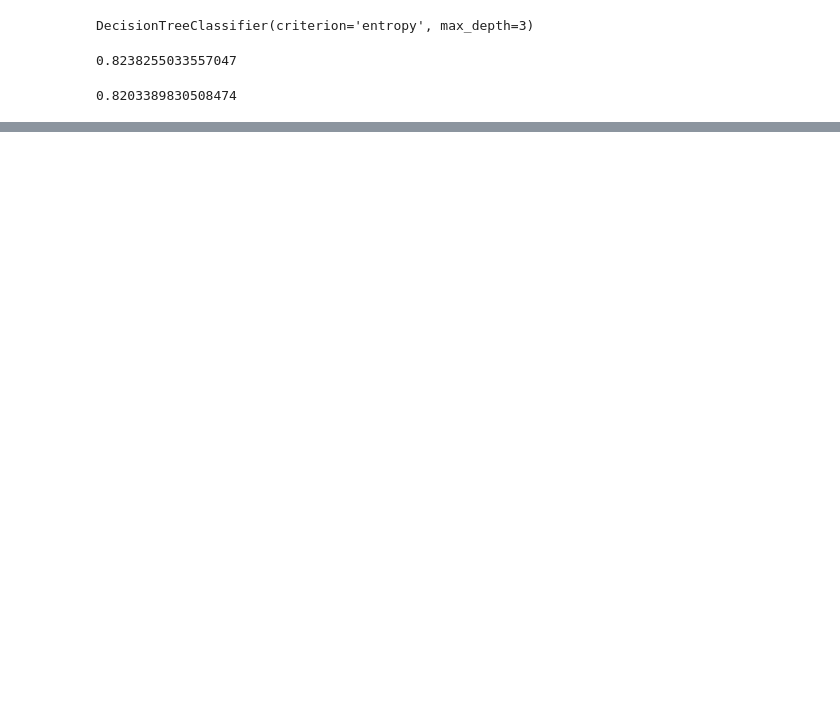
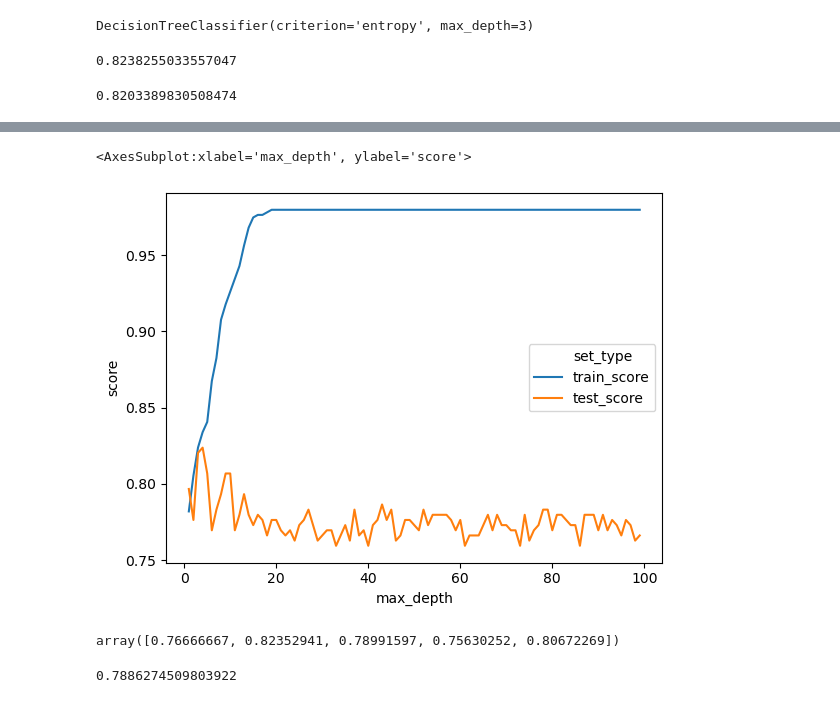
Before and after one commit to MakVit1988/Data_Science_and_ML_, a Jupyter notebook: 2_Deciding trees.ipynb, the cells around one changed output, grey strips where cells are left out. Drawn from its saved outputs; the diff is of its cells as text; code cells hidden in the pictures; blank space fills up the shorter version.

```diff
--- a/2_Deciding trees.ipynb
+++ b/2_Deciding trees.ipynb
@@ -365,3 +365,22 @@ clf.score(X_train, y_train)
 clf.score(X_test, y_test)
 # %% [output]
 0.8203389830508474
+# %%
+# Let's check our model for different depths
+# Let's create a variable that will store the depth range
+max_depth_values = range(1, 100)
+# %%
+# Let's create an empty dataframe into which we will write our values
+scores_data = pd.DataFrame()
+# %%
+# Let's create a cycle over our range, which will determine the values of correct answers on the training and test data,
+#and record them in our data frame
+for max_depth in max_depth_values:
+    clf = tree.DecisionTreeClassifier(criterion='entropy', max_depth=max_depth)
+    clf.fit(X_train, y_train)
+    train_score = clf.score(X_train, y_train)
+    test_score = clf.score(X_test, y_test)
+    temp_score_data = pd.DataFrame({'max_depth' : [max_depth],
+                                    'train_score' : [train_score],
+                                    'test_score' : [test_score]})
+    scores_data = scores_data.append(temp_score_data)
@@ -367,0 +403,4 @@ clf.score(X_test, y_test)
+# %%
+# we convert column values into rows with measured values, for convenient plotting
+scores_data_long = pd.melt(scores_data, id_vars=['max_depth'], value_vars=['train_score','test_score'],
+                          var_name='set_type', value_name='score')
@@ -367,0 +423,6 @@ clf.score(X_test, y_test)
+# %%
+# Let's draw a graph
+sns.lineplot(x='max_depth', y = 'score', hue = 'set_type', data = scores_data_long)
+# %% [output]
+<AxesSubplot:xlabel='max_depth', ylabel='score'>
+[figure, added]
@@ -367,0 +436,5 @@ clf.score(X_test, y_test)
+# %%
+# Let's test the function
+cross_val_score(clf, X_train, y_train, cv = 5)
+# %% [output]
+array([0.76666667, 0.82352941, 0.78991597, 0.75630252, 0.80672269])
@@ -367,0 +443,5 @@ clf.score(X_test, y_test)
+# %%
+# Let's look at the average accuracy on cross-validation
+cross_val_score(clf, X_train, y_train, cv = 5).mean()
+# %% [output]
+0.7886274509803922
```
Also changed, not shown: parts of 43 cells of this notebook.
